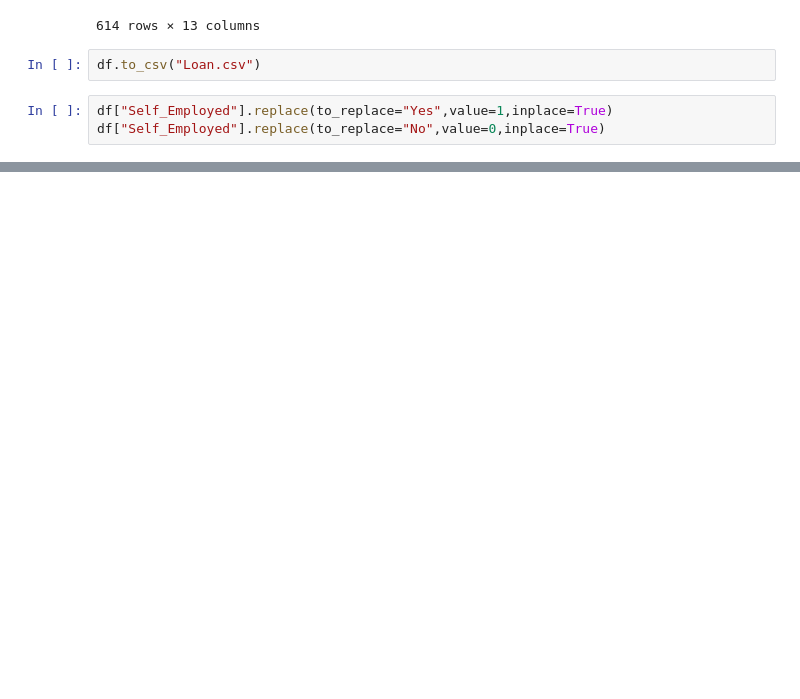
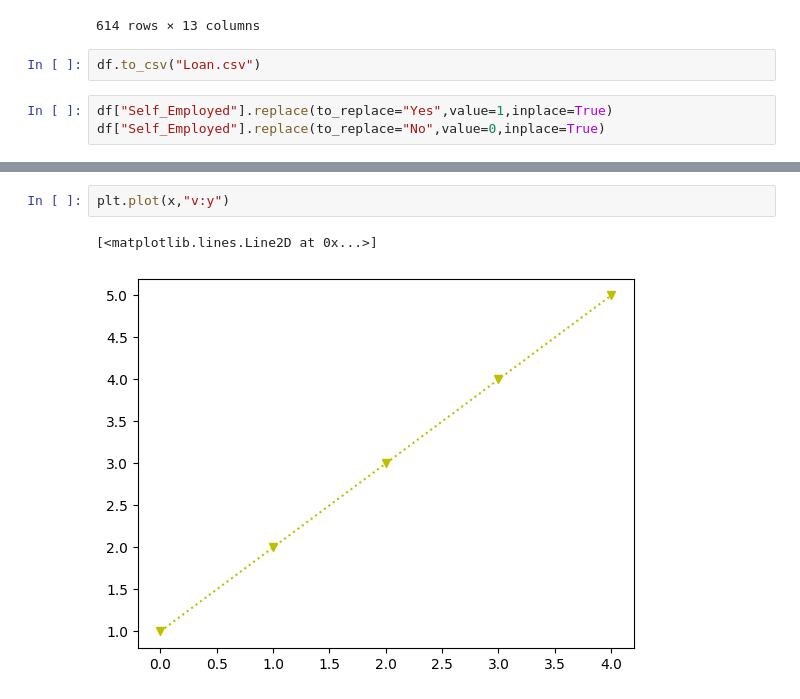
Before and after one commit to Kishankumar1328/data-analysis-and-machine-learning-algorithms-, a Jupyter notebook: loan_analysis.ipynb, the cells around one changed output, grey strips where cells are left out. Cells and saved outputs as stored; diff of their text form; blank space fills up the shorter version.

```diff
--- a/loan_analysis.ipynb
+++ b/loan_analysis.ipynb
@@ -136,0 +144,5 @@ df["Self_Employed"].replace(to_replace="No",value=0,inplace=True)
+# %%
+plt.plot(x,"v:y")
+# %% [output]
+[<matplotlib.lines.Line2D at 0x...>]
+[figure, added]
```
Also changed, not shown: parts of 2 cells of this notebook.
